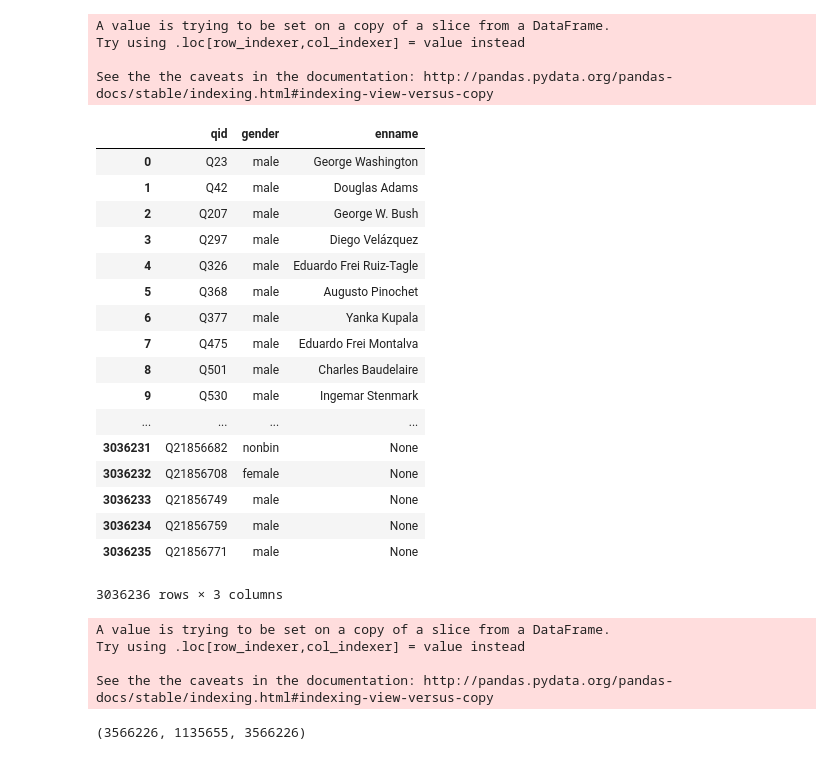
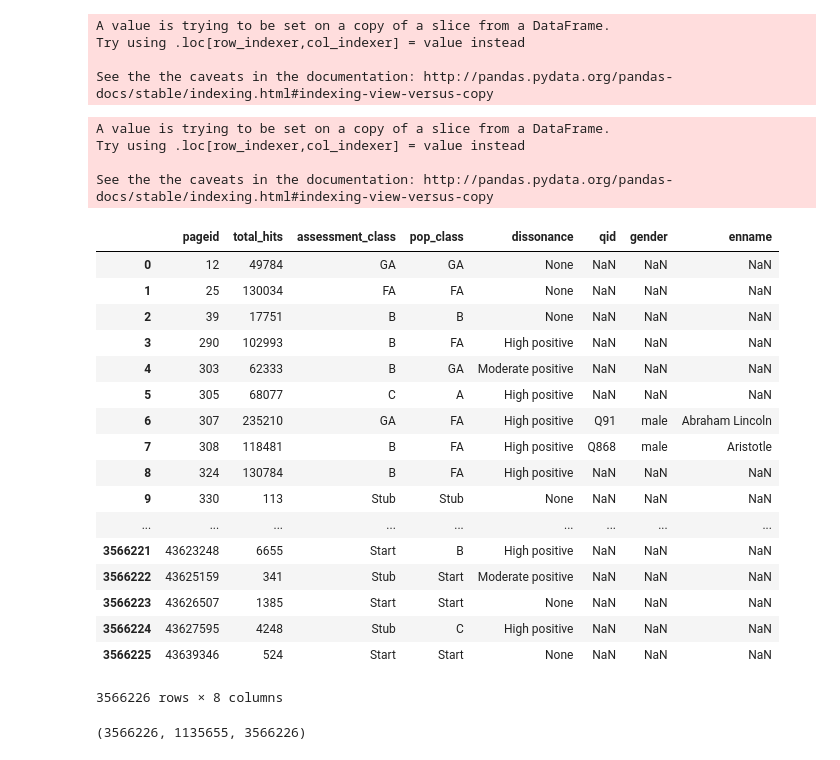
Before and after one commit to notconfusing/WIGI, a Jupyter notebook: chi/PAH analysis.ipynb, the cells around one changed output. Drawn from its saved outputs; the diff is of its cells as text; code cells hidden in the pictures.

```diff
--- a/chi/PAH analysis.ipynb
+++ b/chi/PAH analysis.ipynb
@@ -79,27 +79,6 @@ A value is trying to be set on a copy of a slice from a DataFrame.
 Try using .loc[row_indexer,col_indexer] = value instead
 
 See the the caveats in the documentation: http://pandas.pydata.org/pandas-docs/stable/indexing.html#indexing-view-versus-copy
-# %%
-gender_qid_df
-# %% [output]
-|  | qid | gender | enname |
-| 0 | Q23 | male | George Washington |
-| 1 | Q42 | male | Douglas Adams |
-| 2 | Q207 | male | George W. Bush |
-| 3 | Q297 | male | Diego Velázquez |
-| 4 | Q326 | male | Eduardo Frei Ruiz-Tagle |
-| 5 | Q368 | male | Augusto Pinochet |
-| 6 | Q377 | male | Yanka Kupala |
-| 7 | Q475 | male | Eduardo Frei Montalva |
-| 8 | Q501 | male | Charles Baudelaire |
-| 9 | Q530 | male | Ingemar Stenmark |
-| ... | ... | ... | ... |
-| 3036231 | Q21856682 | nonbin | None |
-| 3036232 | Q21856708 | female | None |
-| 3036233 | Q21856749 | male | None |
-| 3036234 | Q21856759 | male | None |
-| 3036235 | Q21856771 | male | None |
-3036236 rows × 3 columns
 # %%
 def qid2enname(x):
     try:
@@ -118,6 +97,27 @@ enname_id = pandas.read_csv('/home/notconfusing/workspace/wikidumpparse/wikidump
 gender_page_id = pandas.merge(gender_qid_df, enname_id, how='inner',on='enname')
 # %%
 pah_gender = pandas.merge(pah, gender_page_id, how='left', on='pageid')
+# %%
+pah_gender
+# %% [output]
+|  | pageid | total_hits | assessment_class | pop_class | dissonance | qid | gender | enname |
+| 0 | 12 | 49784 | GA | GA | None | NaN | NaN | NaN |
+| 1 | 25 | 130034 | FA | FA | None | NaN | NaN | NaN |
+| 2 | 39 | 17751 | B | B | None | NaN | NaN | NaN |
+| 3 | 290 | 102993 | B | FA | High positive | NaN | NaN | NaN |
+| 4 | 303 | 62333 | B | GA | Moderate positive | NaN | NaN | NaN |
+| 5 | 305 | 68077 | C | A | High positive | NaN | NaN | NaN |
+| 6 | 307 | 235210 | GA | FA | High positive | Q91 | male | Abraham Lincoln |
+| 7 | 308 | 118481 | B | FA | High positive | Q868 | male | Aristotle |
+| 8 | 324 | 130784 | B | FA | High positive | NaN | NaN | NaN |
+| 9 | 330 | 113 | Stub | Stub | None | NaN | NaN | NaN |
+| ... | ... | ... | ... | ... | ... | ... | ... | ... |
+| 3566221 | 43623248 | 6655 | Start | B | High positive | NaN | NaN | NaN |
+| 3566222 | 43625159 | 341 | Stub | Start | Moderate positive | NaN | NaN | NaN |
+| 3566223 | 43626507 | 1385 | Start | Start | None | NaN | NaN | NaN |
+| 3566224 | 43627595 | 4248 | Stub | C | High positive | NaN | NaN | NaN |
+| 3566225 | 43639346 | 524 | Start | Start | None | NaN | NaN | NaN |
+3566226 rows × 8 columns
 # %%
 len(pah), len(gender_page_id), len(pah_gender)
 # %% [output]
```
Also changed, not shown: parts of 21 cells of this notebook, 1 other file.
